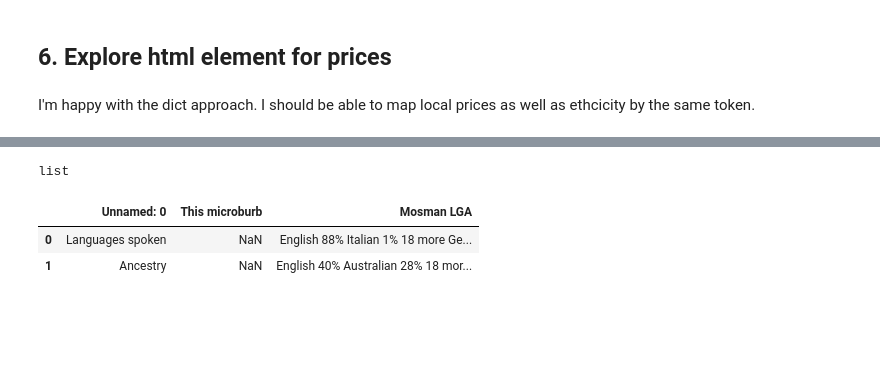
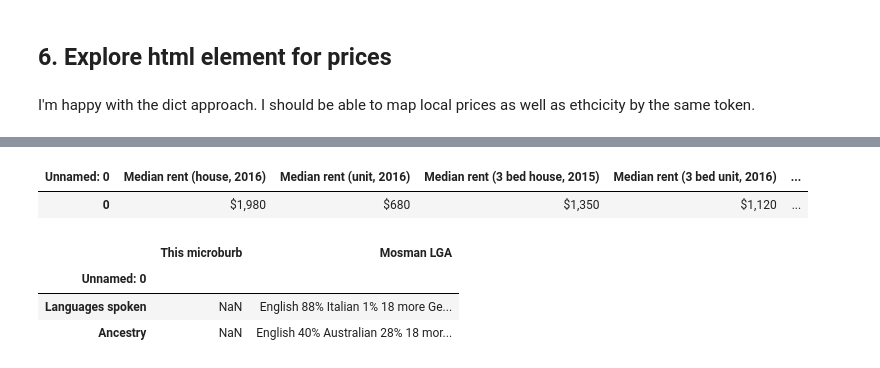
Before and after one commit to vivekbharadwaj/web_scraping, a Jupyter notebook: 00_sydney_suburb_analysis.ipynb, the cells around one changed output, grey strips where cells are left out. Drawn from its saved outputs; the diff is of its cells as text; code cells hidden in the pictures; blank space fills up the shorter version.

Commit message:
Started getting tables

```diff
--- a/00_sydney_suburb_analysis.ipynb
+++ b/00_sydney_suburb_analysis.ipynb
@@ -68,3 +68,6 @@ df_burbs.tail()
 | 1141549 | https://www.microburbs.com.au/NSW... | Mosman near wharf |
 | 1141564 | https://www.microburbs.com.au/NSW... | Mosman near wharf |
 | 1141554 | https://www.microburbs.com.au/NSW... | Mosman near wharf |
+# %%
+pd.options.display.max_colwidth = 200
+df_burbs.burblink.head(1)
@@ -267,12 +261,2 @@ wait = WebDriverWait(driver, 8)
 # %%
-blah = pd.read_html(html2, flavor='bs4')
+tables = pd.read_html(html2, flavor='bs4')
-# %%
-type(blah)
-# %% [output]
-list
-# %%
-blah[8]
-# %% [output]
-|  | Unnamed: 0 | This microburb | Mosman LGA |
-| 0 | Languages spoken | NaN | English 88% Italian 1% 18 more Ge... |
-| 1 | Ancestry | NaN | English 40% Australian 28% 18 mor... |
@@ -279,3 +267,20 @@ blah[8]
+# %%
+df_rent = tables[2]
+df_rent.set_index(['Unnamed: 0'],inplace=True)
+df_rent.T.reset_index(drop=True).dropna(how='all').head(1)
+# %% [output]
+| Unnamed: 0 | Median rent (house, 2016) | Median rent (unit, 2016) | Median rent (3 bed house, 2015) | Median rent (3 bed unit, 2016) | ... |
+| 0 | $1,980 | $680 | $1,350 | $1,120 | ... |
+# %%
+df_ethnicity = tables[8]
+df_ethnicity.set_index('Unnamed: 0',inplace=True)
+df_ethnicity = df_ethnicity.T.reset_index(drop=True).dropna(how='all').head(1)
+df_ethnicity
+# %% [output]
+|  | This microburb | Mosman LGA |
+| Unnamed: 0 |  |  |
+| Languages spoken | NaN | English 88% Italian 1% 18 more Ge... |
+| Ancestry | NaN | English 40% Australian 28% 18 mor... |
 # %%
 #
 # %%
```
Also changed, not shown: parts of 9 cells of this notebook.
